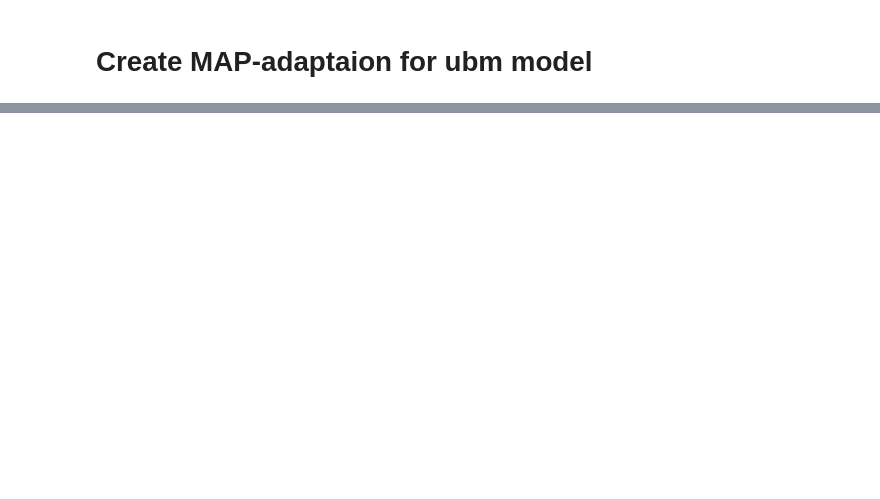
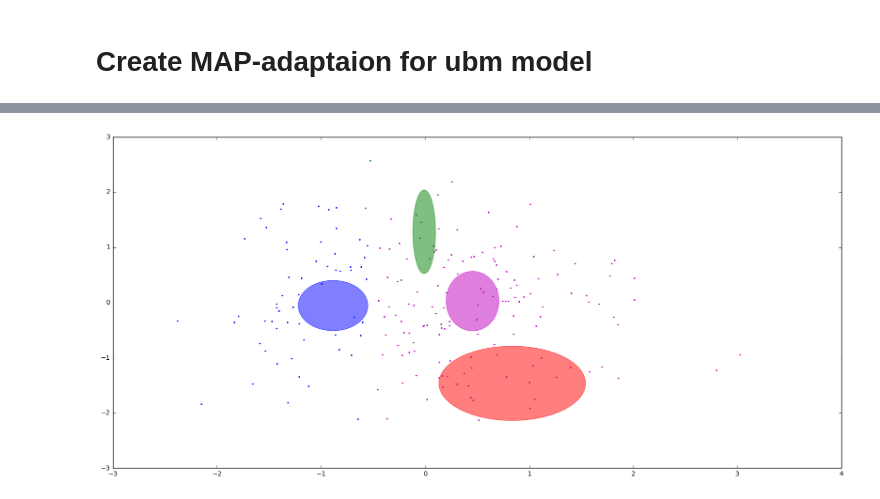
Before and after one commit to anotherotherme/voice_spoofing, a Jupyter notebook: GMM_UBM_approach/UBM learning.ipynb, the cells around one changed output, grey strips where cells are left out. Drawn from its saved outputs; the diff is of its cells as text; code cells hidden in the pictures; blank space fills up the shorter version.

```diff
--- a/GMM_UBM_approach/UBM learning.ipynb
+++ b/GMM_UBM_approach/UBM learning.ipynb
@@ -179,0 +245,4 @@ print g1.covars_.shape
+# %%
+plotGMM(re, firstSetTest)
+# %% [output]
+[figure, added]
```
Also changed, not shown: parts of 13 cells of this notebook.
